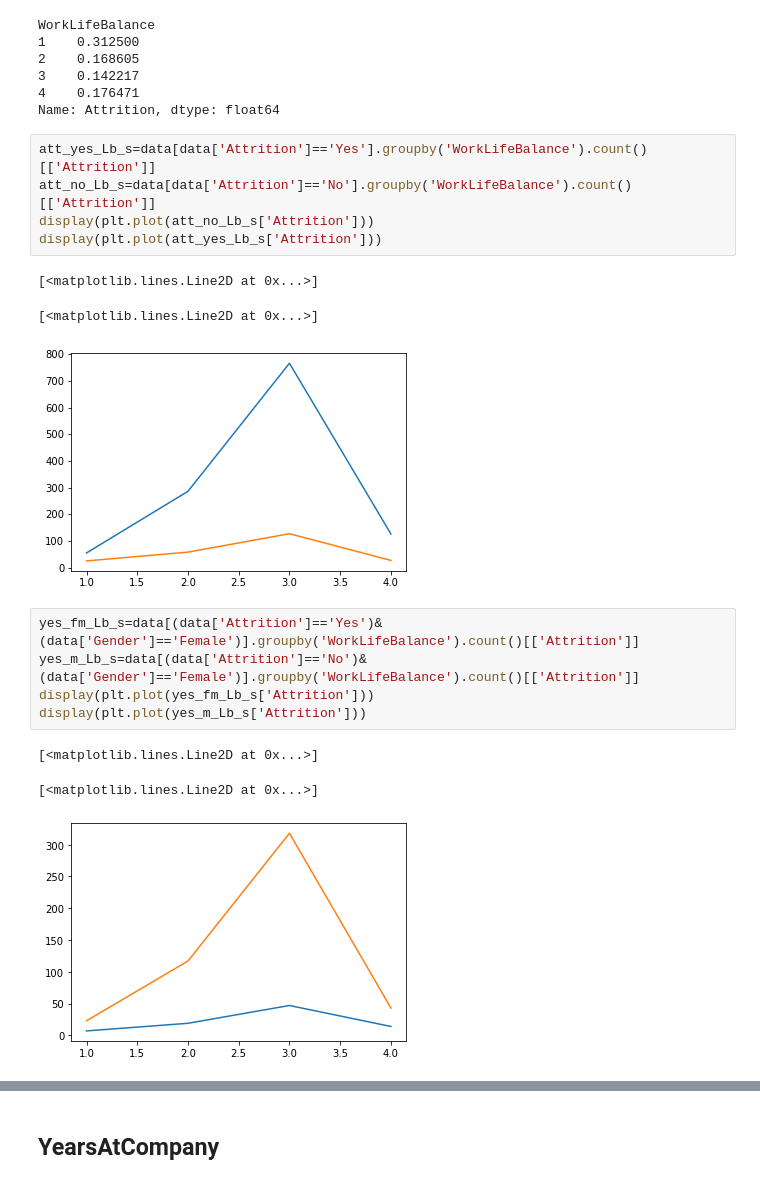
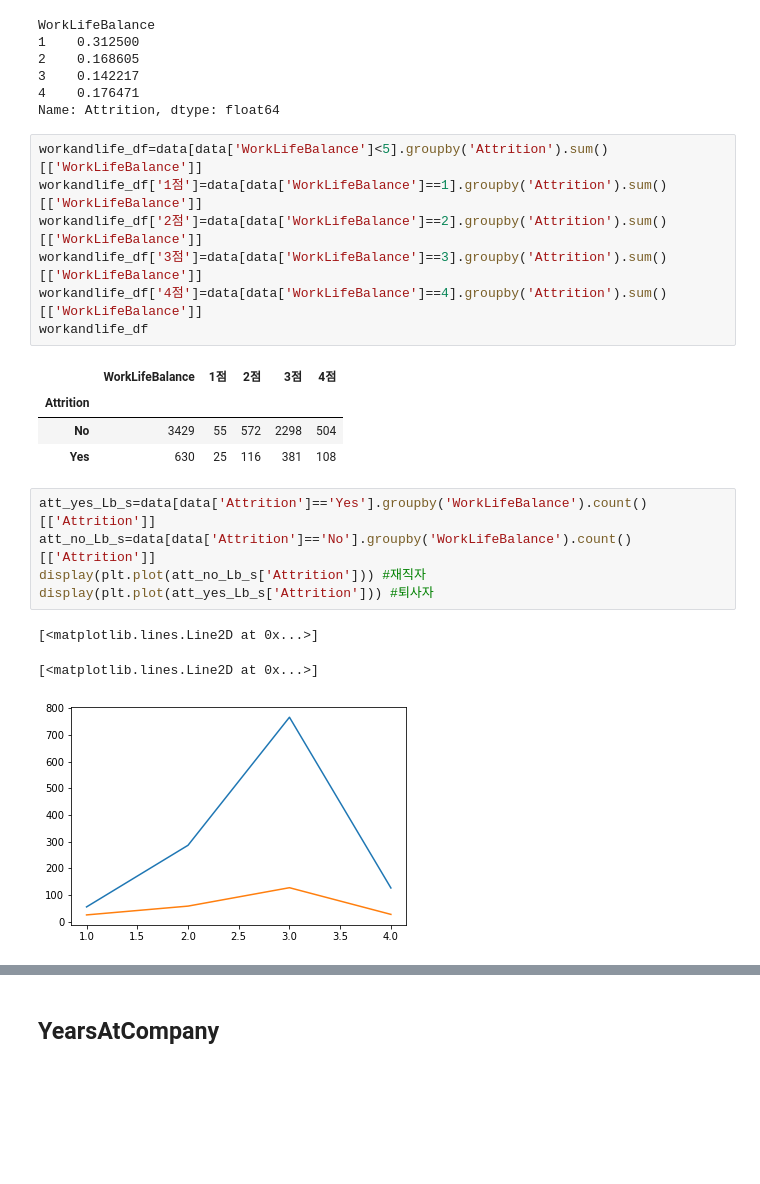
Before and after one commit to Insight-Sogang-Univ/2022_insightcon_1st_group6, a Jupyter notebook: Insightcon1_Guide(백미정).ipynb, the cells around one changed output, grey strips where cells are left out. Drawn from its saved outputs; the diff is of its cells as text; blank space fills up the shorter version.

```diff
--- a/Insightcon1_Guide(백미정).ipynb
+++ b/Insightcon1_Guide(백미정).ipynb
@@ -248,21 +260,24 @@ WorkLifeBalance
 3    0.142217
 4    0.176471
 Name: Attrition, dtype: float64
+# %%
+workandlife_df=data[data['WorkLifeBalance']<5].groupby('Attrition').sum()[['WorkLifeBalance']]
+workandlife_df['1점']=data[data['WorkLifeBalance']==1].groupby('Attrition').sum()[['WorkLifeBalance']]
+workandlife_df['2점']=data[data['WorkLifeBalance']==2].groupby('Attrition').sum()[['WorkLifeBalance']]
+workandlife_df['3점']=data[data['WorkLifeBalance']==3].groupby('Attrition').sum()[['WorkLifeBalance']]
+workandlife_df['4점']=data[data['WorkLifeBalance']==4].groupby('Attrition').sum()[['WorkLifeBalance']]
+workandlife_df
+# %% [output]
+|  | WorkLifeBalance | 1점 | 2점 | 3점 | 4점 |
+| Attrition |  |  |  |  |  |
+| No | 3429 | 55 | 572 | 2298 | 504 |
+| Yes | 630 | 25 | 116 | 381 | 108 |
 # %%
 att_yes_Lb_s=data[data['Attrition']=='Yes'].groupby('WorkLifeBalance').count()[['Attrition']]
 att_no_Lb_s=data[data['Attrition']=='No'].groupby('WorkLifeBalance').count()[['Attrition']]
-display(plt.plot(att_no_Lb_s['Attrition']))
-display(plt.plot(att_yes_Lb_s['Attrition']))
+display(plt.plot(att_no_Lb_s['Attrition'])) #재직자
+display(plt.plot(att_yes_Lb_s['Attrition'])) #퇴사자
 # %% [output]
 [<matplotlib.lines.Line2D at 0x...>]
 [<matplotlib.lines.Line2D at 0x...>]
 [figure]
-# %%
-yes_fm_Lb_s=data[(data['Attrition']=='Yes')&(data['Gender']=='Female')].groupby('WorkLifeBalance').count()[['Attrition']]
-yes_m_Lb_s=data[(data['Attrition']=='No')&(data['Gender']=='Female')].groupby('WorkLifeBalance').count()[['Attrition']]
-display(plt.plot(yes_fm_Lb_s['Attrition']))
-display(plt.plot(yes_m_Lb_s['Attrition']))
-# %% [output]
-[<matplotlib.lines.Line2D at 0x...>]
-[<matplotlib.lines.Line2D at 0x...>]
-[figure, removed]
```
Also changed, not shown: parts of 15 cells of this notebook.
